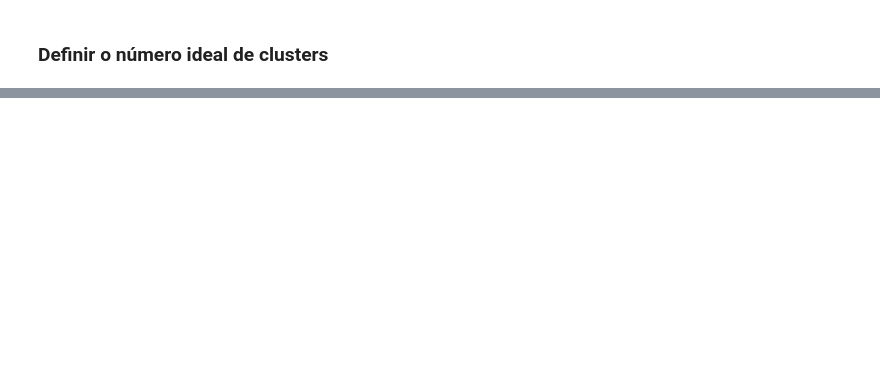
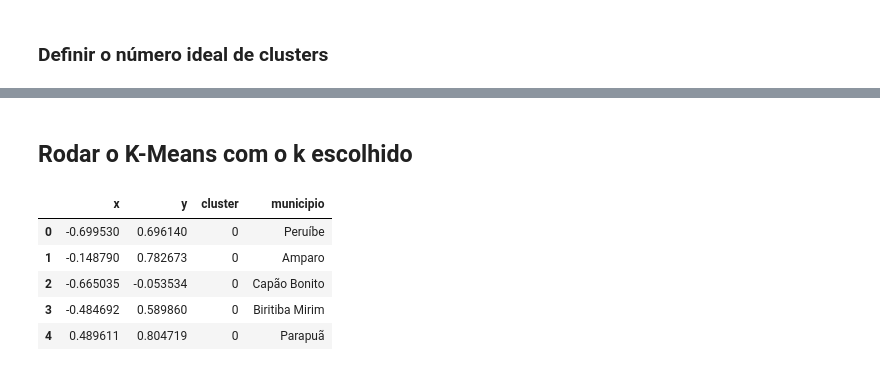
Before and after one commit to Melissa-Etes/Sprint2_grupo54, a Jupyter notebook: EC_Sprint2_HospiDataSUS_Clusterizacao_Grupo54.ipynb, the cells around one changed output, grey strips where cells are left out. Drawn from its saved outputs; the diff is of its cells as text; code cells hidden in the pictures; blank space fills up the shorter version.

Commit message:
Aplica K-Means com k definido

```diff
--- a/EC_Sprint2_HospiDataSUS_Clusterizacao_Grupo54.ipynb
+++ b/EC_Sprint2_HospiDataSUS_Clusterizacao_Grupo54.ipynb
@@ -92,0 +126,16 @@ fig.show()
+# %% [markdown]
+## Rodar o K-Means com o k escolhido
+# %%
+K_ESCOLHIDO = 3  # ajuste conforme o gráfico do cotovelo
+
+kmeans = KMeans(n_clusters=K_ESCOLHIDO, random_state=SEED, n_init=10)
+projection['cluster'] = kmeans.fit_predict(embedding_pca).astype(str)
+projection['municipio'] = dados['MUNICIPIO'].values
+projection.head()
+# %% [output]
+|  | x | y | cluster | municipio |
+| 0 | -0.699530 | 0.696140 | 0 | Peruíbe |
+| 1 | -0.148790 | 0.782673 | 0 | Amparo |
+| 2 | -0.665035 | -0.053534 | 0 | Capão Bonito |
+| 3 | -0.484692 | 0.589860 | 0 | Biritiba Mirim |
+| 4 | 0.489611 | 0.804719 | 0 | Parapuã |
```
Also changed, not shown: parts of 7 cells of this notebook.
